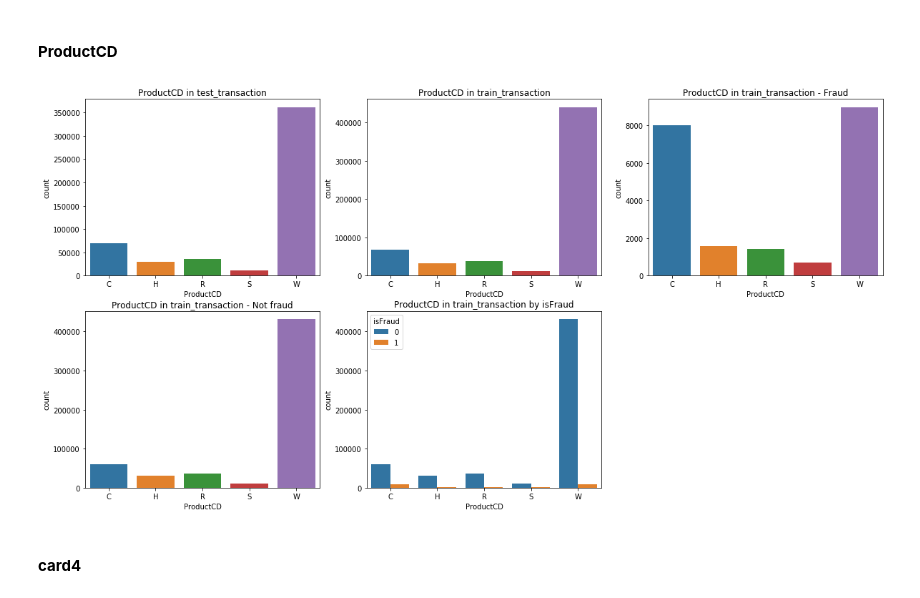
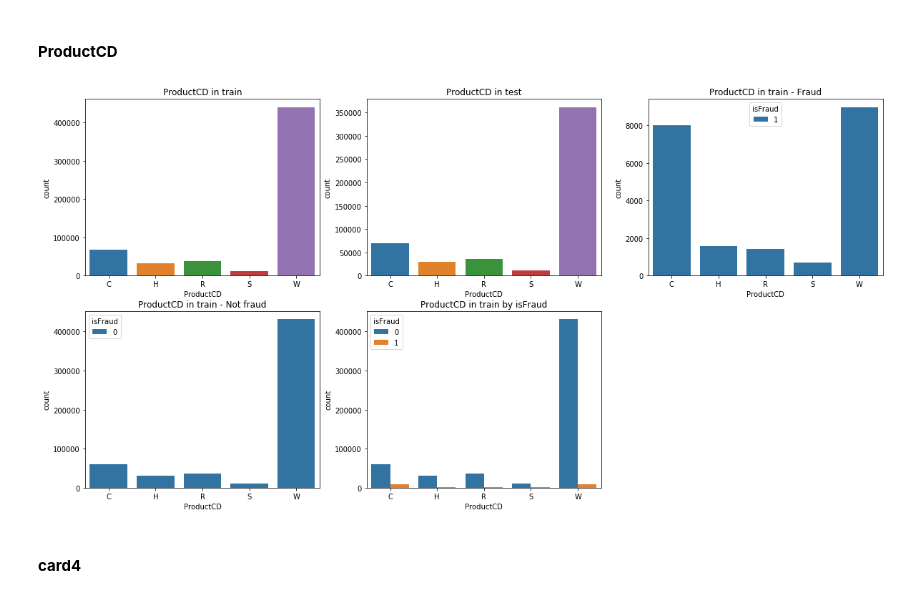
Before and after one commit to Antiguru11/ieee-fraud-detection-competition, a Jupyter notebook: src/eda.ipynb, the cells around one changed output. Cells and saved outputs as stored; diff of their text form; code cells hidden in the pictures.

Commit message:
updated config and plot, edited eda notebook

```diff
--- a/src/eda.ipynb
+++ b/src/eda.ipynb
@@ -53,9 +53,11 @@ rep.test_transaction.shape
 # %% [markdown]
 #### __ProductCD__
 # %%
-plot.cat_count('ProductCD', figsize=(20, 10), nrows=2, ncols=3)
+plot.cat_count('ProductCD',
+               use=['train', 'test'],
+               figsize=(20, 10))
 # %% [output]
-[figure, old version]
+[figure, new version]
 # %% [markdown]
 #### __card4__
 # %%
```
Also changed, not shown: parts of 2 cells of this notebook, 3 other files.
